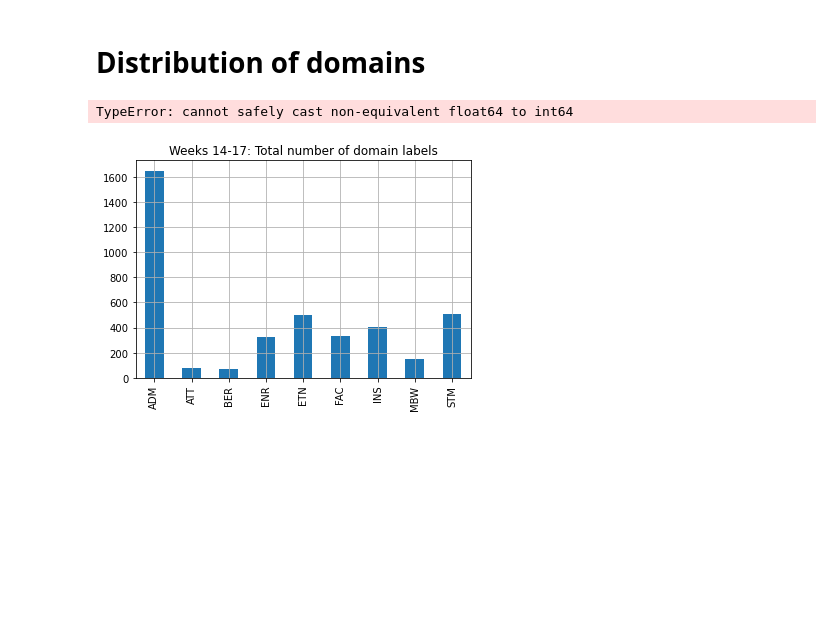
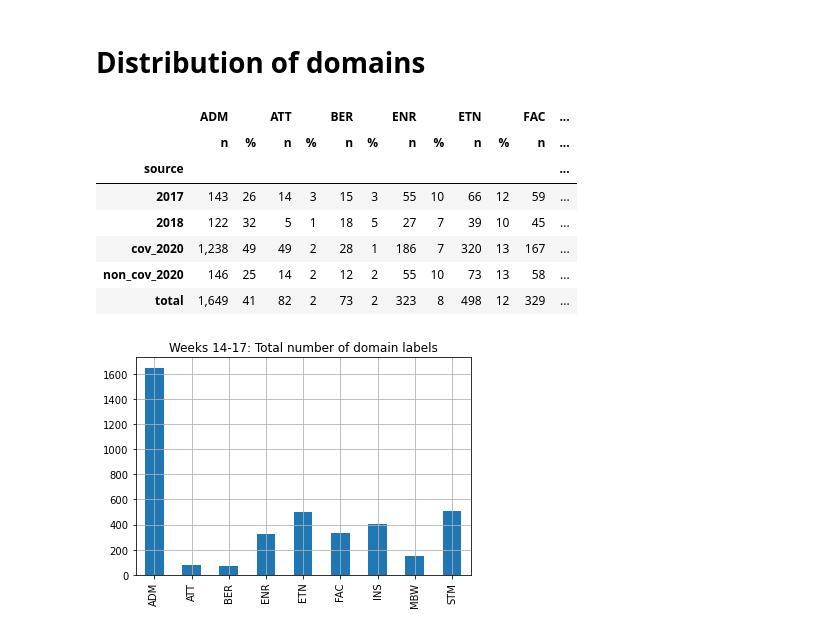
Before and after one commit to cltl/a-proof-zonmw, a Jupyter notebook: notebooks/data_explore/data_explore_annot_weeks14-17.ipynb, the cells around one changed output. Cells and saved outputs as stored; diff of their text form; code cells hidden in the pictures; blank space fills up the shorter version.

```diff
--- a/notebooks/data_explore/data_explore_annot_weeks14-17.ipynb
+++ b/notebooks/data_explore/data_explore_annot_weeks14-17.ipynb
@@ -113,25 +113,32 @@ table.assign(prc_sents_with_labels=lambda df: (df.n_sents_with_labels / df.n_all
 # %%
 caption = "Weeks 14-17: Distribution of domains"
 label = "w14-w17_annot_domains"
 
 n_labels = domain_totals_per_sen_id.pivot_table(
     index='source',
     values=domains,
     aggfunc='sum',
     margins=True,
     margins_name='total',
 ).assign(total=lambda df: df.sum(axis=1))
 
-p_labels = (n_labels.div(n_labels.iloc[:, -1], axis=0) * 100).round(1)
+p_labels = (n_labels.div(n_labels.iloc[:, -1], axis=0) * 100).round()
 
 piv = n_labels.pipe(add_colname, 'n').join(
     p_labels.pipe(add_colname, '%')
 ).astype('Int64'
 ).sort_index(axis=1, level=[0,1], ascending=[True, False])
 
 piv.pipe(show_latex, caption=caption, label=label)
 # %% [output]
-TypeError: cannot safely cast non-equivalent float64 to int64
+|  | ADM |  | ATT |  | BER |  | ENR |  | ETN |  | FAC | ... |
+|  | n | % | n | % | n | % | n | % | n | % | n | ... |
+| source |  |  |  |  |  |  |  |  |  |  |  | ... |
+| 2017 | 143 | 26 | 14 | 3 | 15 | 3 | 55 | 10 | 66 | 12 | 59 | ... |
+| 2018 | 122 | 32 | 5 | 1 | 18 | 5 | 27 | 7 | 39 | 10 | 45 | ... |
+| cov_2020 | 1,238 | 49 | 49 | 2 | 28 | 1 | 186 | 7 | 320 | 13 | 167 | ... |
+| non_cov_2020 | 146 | 25 | 14 | 2 | 12 | 2 | 55 | 10 | 73 | 13 | 58 | ... |
+| total | 1,649 | 41 | 82 | 2 | 73 | 2 | 323 | 8 | 498 | 12 | 329 | ... |
 # %%
 # total number of labels
 
```
